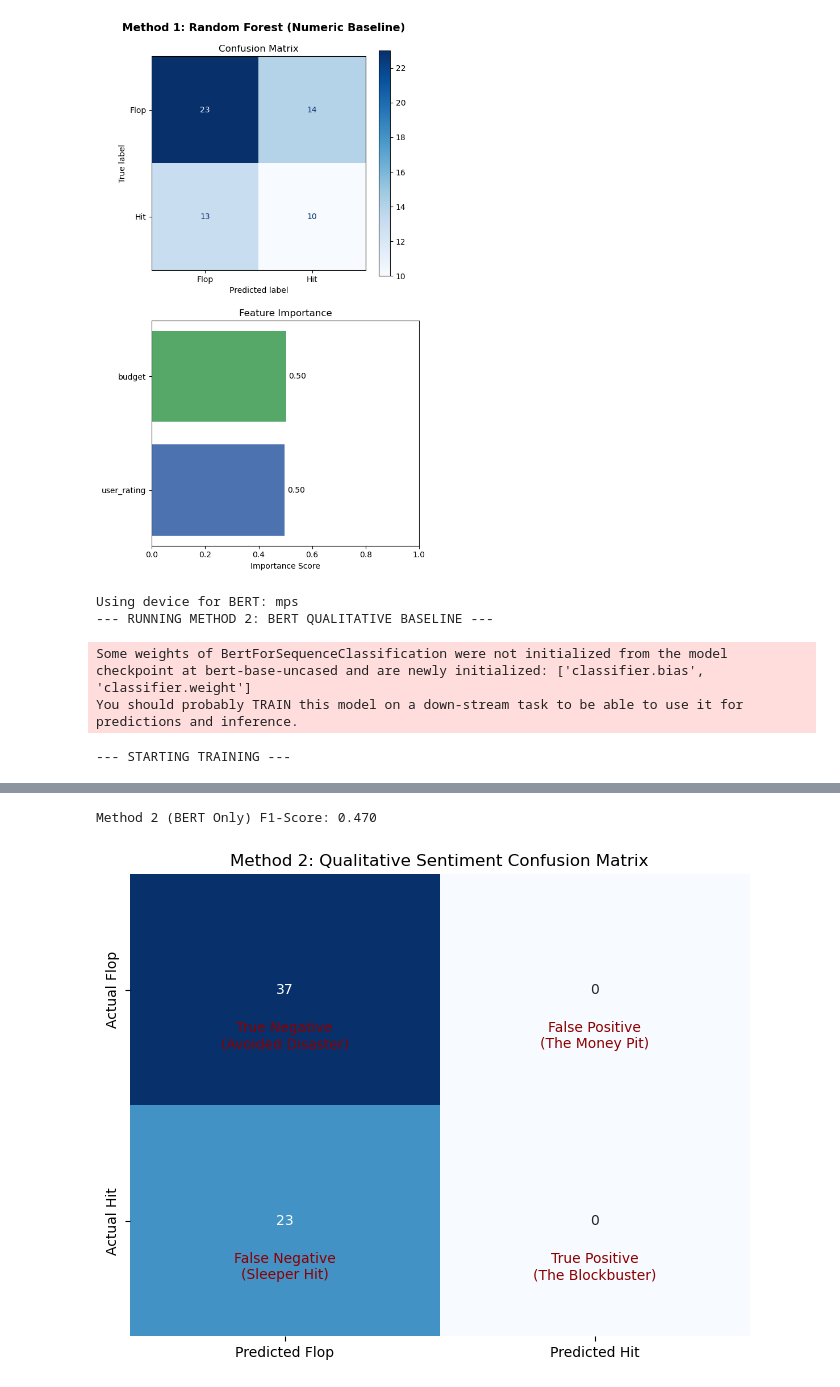
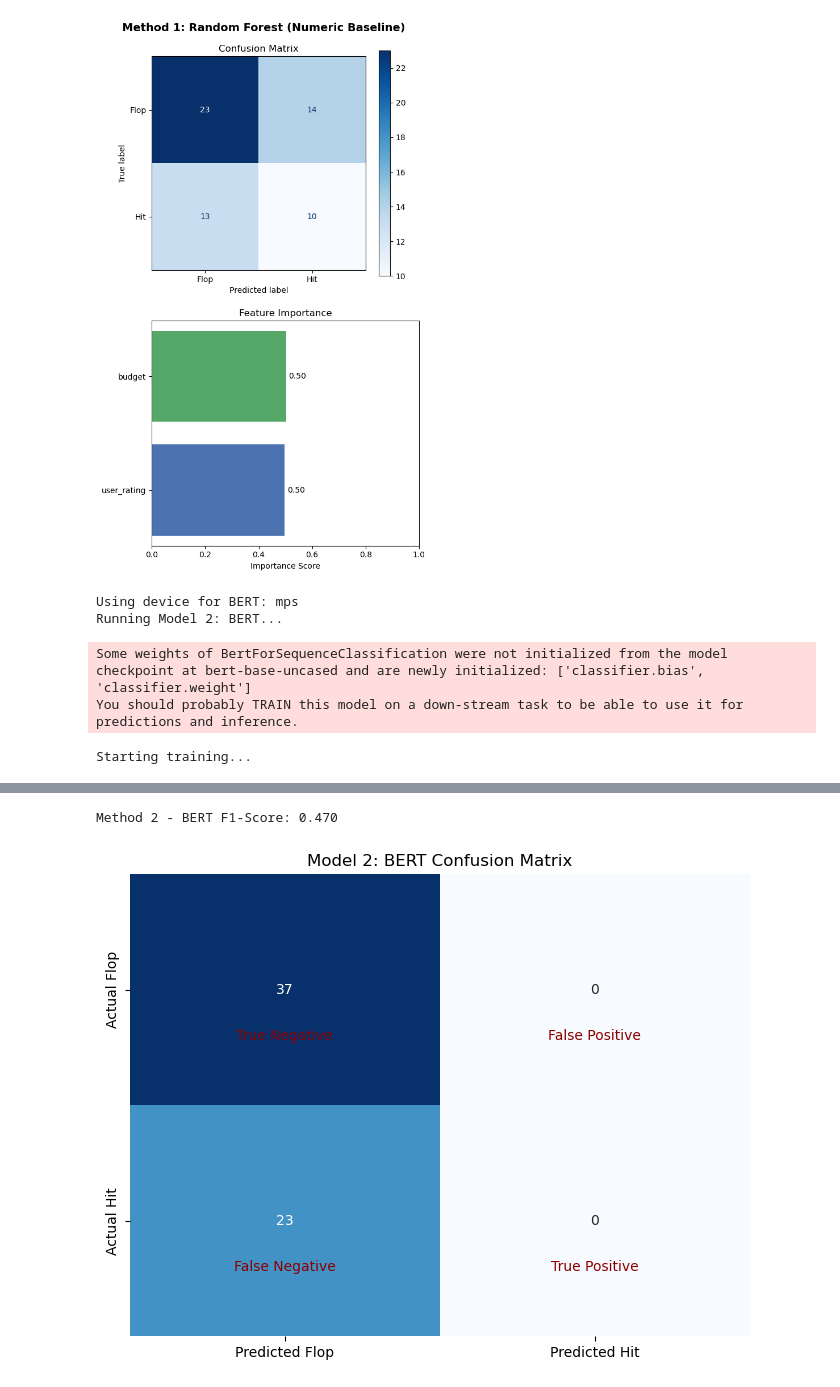
Before and after one commit to diane-zhou/psych186b-project, a Jupyter notebook: all_model_code.ipynb, the cells around one changed output, grey strips where cells are left out. Saved outputs shown, nothing was run; the diff lists cells and outputs as text; code cells hidden in the pictures.

```diff
--- a/all_model_code.ipynb
+++ b/all_model_code.ipynb
@@ -673,12 +521,41 @@ plt.show()
 # %% [output]
 [figure]
 # %%
-# METHOD 2: BERT ONLY (Qualitative Baseline Only)
+# model 2: bert (qualitative baseline)
 
-# 1. Set the device
+# neural network
+class MovieClassifier(nn.Module):
+    def __init__(self, n_dim, hidden_dim, dropout_prob):
+        super().__init__()
+        self.bert = BertModel.from_pretrained("bert-base-uncased")
+
+        # what does this do again
+        for n, p in self.bert.named_parameters():
+            if "encoder.layer.10" not in n and "encoder.layer.11" not in n:
+                p.requires_grad = False
+
+        self.num_bnch = nn.Sequential(
+            nn.Linear(n_dim, 64),
+            nn.ReLU(),
+            nn.Dropout(dropout_prob)
+        )
+
+        self.fusion = nn.Sequential(
+            nn.Linear(768 + 64, hidden_dim),
+            nn.ReLU(),
+            nn.Dropout(dropout_prob),
+            nn.Linear(hidden_dim, 1)
+        )
+
+    def forward(self, ids, mask, num):
+        t_f = self.bert(ids, mask).last_hidden_state[:, 0, :]
+        n_f = self.num_bnch(num)
+        return self.fusion(torch.cat([t_f, n_f], dim=1)).squeeze(1)
+
+# set device -> do i need this
 if torch.cuda.is_available():
     device = torch.device("cuda")
-elif torch.backends.mps.is_available(): # For Apple Silicon Macs
+elif torch.backends.mps.is_available():
     device = torch.device("mps")
 else:
     device = torch.device("cpu")
@@ -698,7 +575,7 @@ class SimpleTextDataset(Dataset):
             'labels': torch.tensor(self.labels[i], dtype=torch.long)
         }
 
-print("--- RUNNING METHOD 2: BERT QUALITATIVE BASELINE ---")
+print("Running Model 2: BERT...")
 tokenizer = BertTokenizer.from_pretrained('bert-base-uncased')
 m2_model = BertForSequenceClassification.from_pretrained('bert-base-uncased', num_labels=2).to(device)
 
@@ -707,23 +584,22 @@ for name, param in m2_model.bert.named_parameters():
     if "encoder.layer.11" not in name and "encoder.layer.10" not in name:
         param.requires_grad = False
 
-# Prepare DataLoaders
+# prepare data loaders
 train_ds = SimpleTextDataset(train_df['review_text'].tolist(), train_df['label'].tolist(), tokenizer)
 test_ds = SimpleTextDataset(test_df['review_text'].tolist(), test_df['label'].tolist(), tokenizer)
 
-train_loader = DataLoader(train_ds, batch_size=8, shuffle=True)
-test_loader = DataLoader(test_ds, batch_size=8)
+train_loader_m2 = DataLoader(train_ds, batch_size=8, shuffle=True)
+test_loader_m2 = DataLoader(test_ds, batch_size=8)
 
-# Optimizer only passing parameters that require gradients
+# optimizer
 optimizer = AdamW(filter(lambda p: p.requires_grad, m2_model.parameters()), lr=2e-5)
 
-# Training Loop
-print("--- STARTING TRAINING ---")
+# training loop
+print("Starting training...")
 m2_model.train()
 for epoch in range(2):
     total_loss = 0
-    # Added tqdm for a progress bar so you know it's not frozen
-    for batch in tqdm(train_loader, desc=f"Epoch {epoch+1}"):
+    for batch in tqdm(train_loader_m2, desc=f"Epoch {epoch+1}"):
         optimizer.zero_grad()
 
         input_ids = batch['input_ids'].to(device)
@@ -737,13 +613,14 @@ for epoch in range(2):
         optimizer.step()
         total_loss += loss.item()
 
-    print(f"Epoch {epoch+1} average loss: {total_loss/len(train_loader):.4f}")
+    print(f"Epoch {epoch+1} average loss: {total_loss/len(train_loader_m2):.4f}")
 
-print("--- EVALUATING ---")
+# evaluation
+print("Evaluating...")
 m2_model.eval()
 m2_preds = []
 with torch.no_grad():
-    for batch in tqdm(test_loader, desc="Testing"):
+    for batch in tqdm(test_loader_m2, desc="Testing"):
         input_ids = batch['input_ids'].to(device)
         attention_mask = batch['attention_mask'].to(device)
 
@@ -752,10 +629,11 @@ with torch.no_grad():
         m2_preds.extend(torch.argmax(logits, dim=1).cpu().numpy())
 
 m2_f1 = f1_score(test_df['label'], m2_preds, average='weighted')
-print(f"\nMethod 2 (BERT Only) F1-Score: {m2_f1:.3f}")
+print(f"\nMethod 2 - BERT F1-Score: {m2_f1:.3f}")
+plot_economic_matrix(test_df['label'], m2_preds, "Model 2: BERT Confusion Matrix")
 # %% [output]
 Using device for BERT: mps
---- RUNNING METHOD 2: BERT QUALITATIVE BASELINE ---
+Running Model 2: BERT...
 Some weights of BertForSequenceClassification were not initialized from the model checkpoint at bert-base-uncased and are newly initialized: ['classifier.bias', 'classifier.weight']
 You should probably TRAIN this model on a down-stream task to be able to use it for predictions and inference.
---- STARTING TRAINING ---
+Starting training...
@@ -765,2 +643,2 @@ Epoch 2 average loss: 0.6841
-Method 2 (BERT Only) F1-Score: 0.470
+Method 2 - BERT F1-Score: 0.470
-[figure, old version]
+[figure, new version]
```
Also changed, not shown: parts of 26 cells of this notebook.
